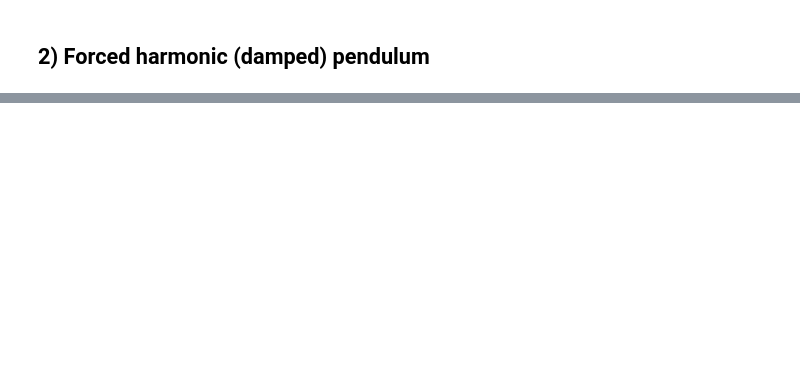
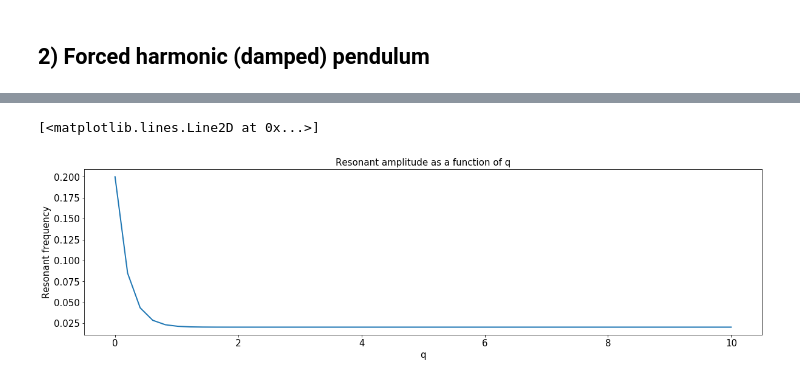
Before and after one commit to sigriaun/pendulum2, a Jupyter notebook: pendulum2.ipynb, the cells around one changed output, grey strips where cells are left out. Drawn from its saved outputs; the diff is of its cells as text; code cells hidden in the pictures; blank space fills up the shorter version.

```diff
--- a/pendulum2.ipynb
+++ b/pendulum2.ipynb
@@ -191,0 +207,19 @@ print(T)
+# %%
+"Dependence of q"
+
+qlist=np.linspace(0,10,50)
+Amplitudes_qi=np.zeros(len(qlist))
+
+for i in range(len(qlist)):
+    qi = qlist[i]
+    x_i, t= Kutta4(f_forced,0,x0,delta_t,nsteps_omega_D,qi,omega0)
+    theta_i = x_i[:,0]
+    Amplitudes_qi[i] = resonance_amplitude(x_i[:,0])
+
+plt.title("Resonant amplitude as a function of q")
+plt.xlabel("q")
+plt.ylabel("Resonant frequency")
+plt.plot(qlist,Amplitudes_qi)
+# %% [output]
+[<matplotlib.lines.Line2D at 0x...>]
+[figure, added]
```
Also changed, not shown: parts of 7 cells of this notebook.
